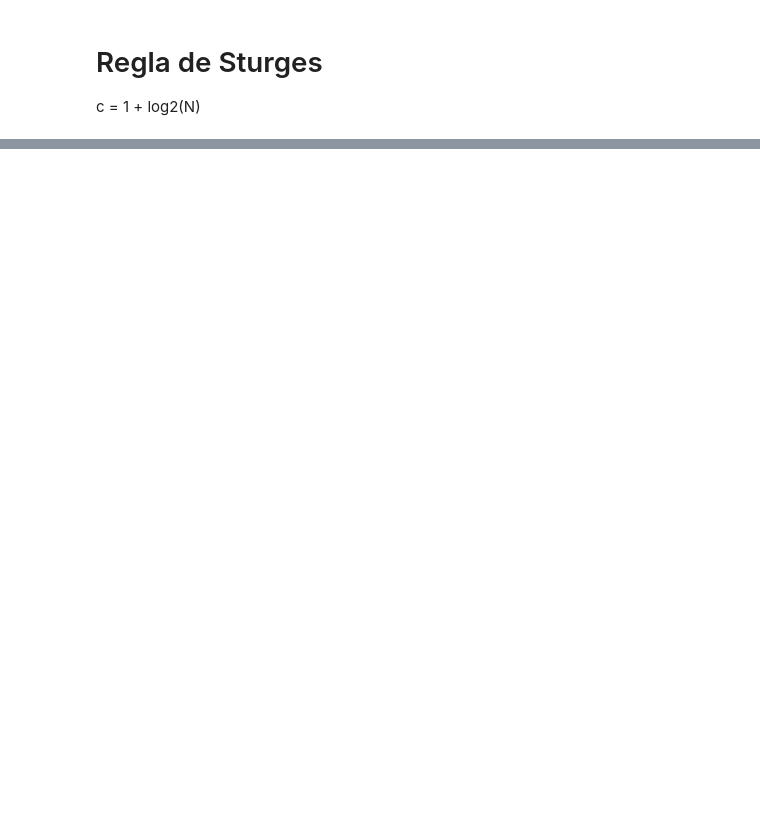
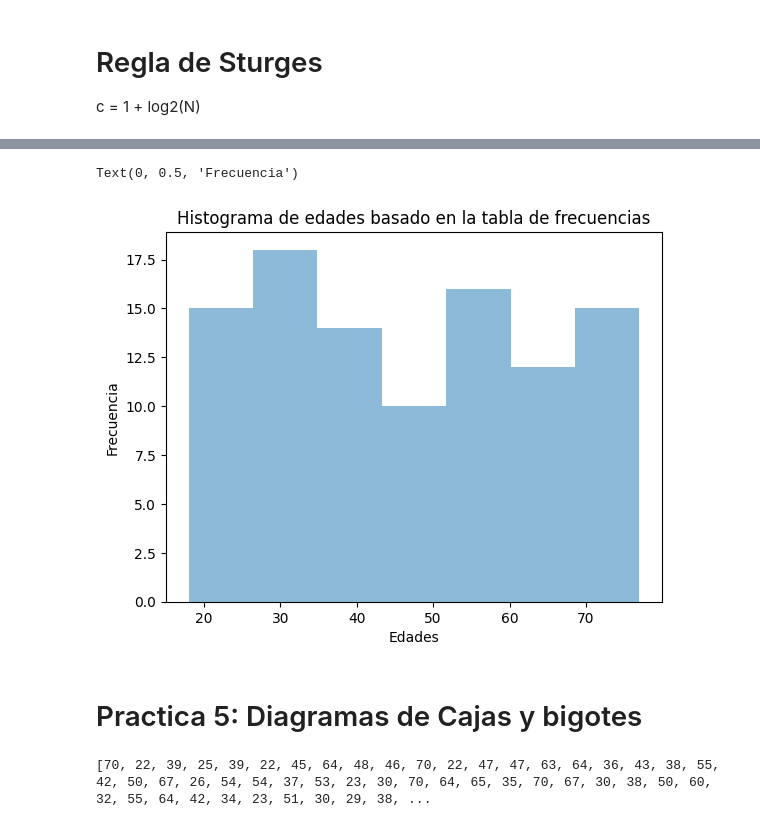
Before and after one commit to Manuel-Navarro-Barrera/Probabilidad_y_Estadistica, a Jupyter notebook: Unidad 1/Practica_4_Tablas_de_Frecuencias.ipynb, the cells around one changed output, grey strips where cells are left out. Saved outputs shown, nothing was run; the diff lists cells and outputs as text; code cells hidden in the pictures; blank space fills up the shorter version.

```diff
--- a/Unidad 1/Practica_4_Tablas_de_Frecuencias.ipynb
+++ b/Unidad 1/Practica_4_Tablas_de_Frecuencias.ipynb
@@ -131,0 +228,20 @@ SyntaxError: invalid syntax (<ipython-input-24-9f17c75138d8>, line 3)
+# %%
+# Crear un histograma basado en la taba de frecuencia
+plt.hist(df['Edad'], bins=K, alpha=0.5)
+plt.title('Histograma de edades basado en la tabla de frecuencias')
+plt.xlabel('Edades')
+plt.ylabel('Frecuencia')
+# %% [output]
+Text(0, 0.5, 'Frecuencia')
+[figure, added]
+# %% [markdown]
+# Practica 5: Diagramas de Cajas y bigotes
+# %%
+import random
+edades2 = []
+for i in range (100):
+  numero_aleatorio = random.randint(18,70)
+  edades2.append(numero_aleatorio)
+print(edades2)
+# %% [output]
+[70, 22, 39, 25, 39, 22, 45, 64, 48, 46, 70, 22, 47, 47, 63, 64, 36, 43, 38, 55, 42, 50, 67, 26, 54, 54, 37, 53, 23, 30, 70, 64, 65, 35, 70, 67, 30, 38, 50, 60, 32, 55, 64, 42, 34, 23, 51, 30, 29, 38, ...
```
Also changed, not shown: parts of 16 cells of this notebook.
